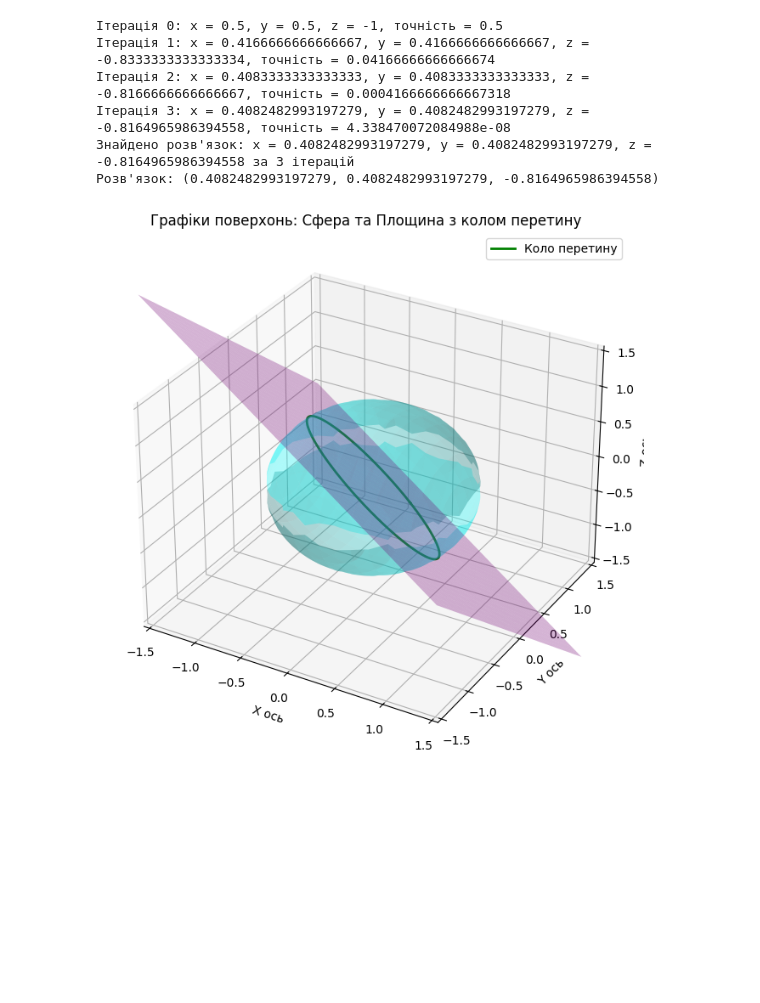
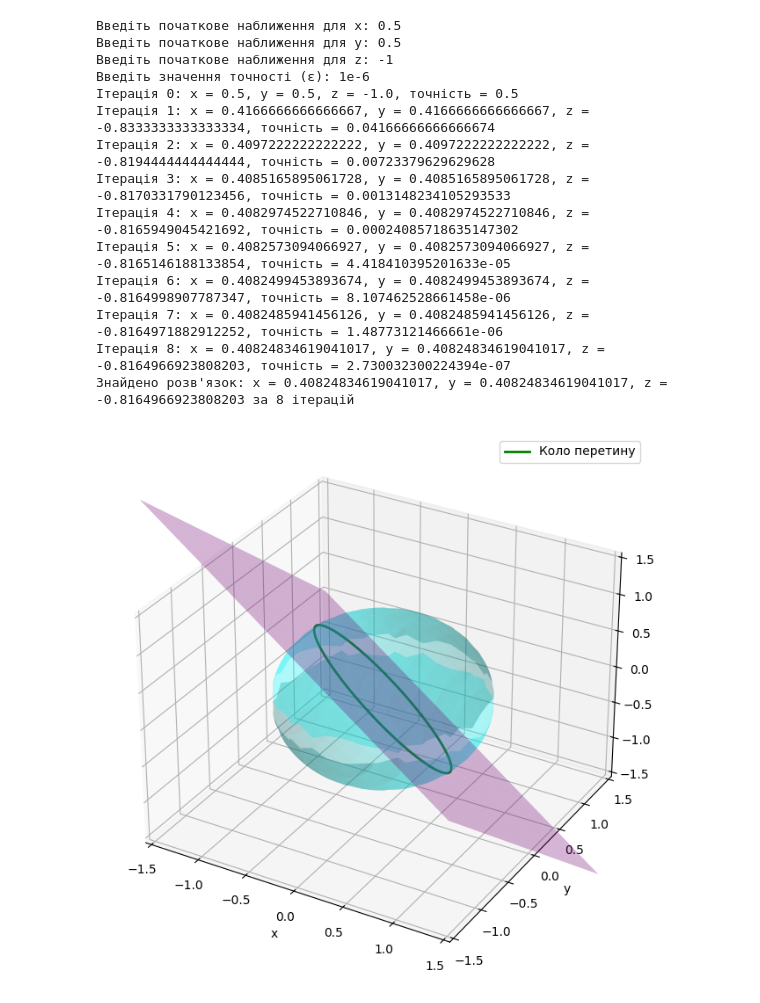
Before and after one commit to VikaBilyk/numeric_methods, a Jupyter notebook: lab3/lab3.ipynb, the cells around one changed output. Drawn from its saved outputs; the diff is of its cells as text; code cells hidden in the pictures; blank space fills up the shorter version.

```diff
--- a/lab3/lab3.ipynb
+++ b/lab3/lab3.ipynb
@@ -73,7 +73,18 @@ def pseudo_inverse(a):
 
 # Модифікований метод Ньютона
 def modified_newton_method_fixed_jacobian(x0, y0, z0, tol=1e-6, max_iter=100):
+    """
+    Реалізація модифікованого методу Ньютона з фіксованою Якобі-матрицею.
+    """
     x, y, z = x0, y0, z0
+
+    # Обчислення фіксованої Якобі-матриці на початку
+    J = jacobi(x, y, z)
+    try:
+        J_inv = pseudo_inverse(J)  # Псевдообернена матриця
+    except ValueError as e:
+        print(f"Помилка при обчисленні псевдооберненої матриці: {e}")
+        return None
 
     for iteration in range(max_iter):
         F_val = F(x, y, z)
@@ -84,20 +95,13 @@ def modified_newton_method_fixed_jacobian(x0, y0, z0, tol=1e-6, max_iter=100):
             print(f"Знайдено розв'язок: x = {x}, y = {y}, z = {z} за {iteration} ітерацій")
             return x, y, z
 
-        J = jacobi(x, y, z)
-        try:
-            J_inv = pseudo_inverse(J)
-        except ValueError as e:
-            print(f"Помилка при обчисленні псевдооберненої матриці: {e}")
-            return None
-
-        # Обчислення дельта: delta = -J_inv * F_val
-        # J_inv розміром 3x2, F_val розміром 2
+        # Обчислення поправки: delta = -J_inv * F_val
         delta = [
             -sum(J_inv[i][k] * F_val[k] for k in range(len(F_val)))
             for i in range(len(J_inv))
         ]
 
+        # Оновлення змінних
         x, y, z = x + delta[0], y + delta[1], z + delta[2]
 
     print("Розв'язок не знайдено за вказану кількість ітерацій.")
@@ -163,52 +167,58 @@ def plot_surfaces():
     z_sphere_negative[~valid_mask] = np.nan
 
     z_plane = -x - y
 
     fig = plt.figure(figsize=(10, 8))
     ax = fig.add_subplot(111, projection='3d')
 
     # Графік сфери
     ax.plot_surface(x, y, z_sphere_positive, color='cyan', alpha=0.3, rstride=10, cstride=10)
     ax.plot_surface(x, y, z_sphere_negative, color='cyan', alpha=0.3, rstride=10, cstride=10)
 
     # Графік площини
     ax.plot_surface(x, y, z_plane, color='magenta', alpha=0.3)
 
     # Коло перетину
     circle_x, circle_y, circle_z = get_circle_of_intersection()
     ax.plot(circle_x, circle_y, circle_z, color='green', linewidth=2, label="Коло перетину")
 
     # Налаштування діапазонів осей
     ax.set_xlim([-1.5, 1.5])
     ax.set_ylim([-1.5, 1.5])
     ax.set_zlim([-1.5, 1.5])
+    ax.set_xlabel("x")
+    ax.set_ylabel("y")
+    ax.set_zlabel("z")
 
-    # Налаштування графіка
-    ax.set_xlabel('X ось')
-    ax.set_ylabel('Y ось')
-    ax.set_zlabel('Z ось')
-    ax.set_title('Графіки поверхонь: Сфера та Площина з колом перетину')
     ax.legend()
-
     plt.show()
 
-# Початкове наближення
-x0, y0, z0 = 0.5, 0.5, -1
+# Ввід початкових значень від користувача
+try:
+    x0 = float(input("Введіть початкове наближення для x: "))
+    y0 = float(input("Введіть початкове наближення для y: "))
+    z0 = float(input("Введіть початкове наближення для z: "))
+    epsilon = float(input("Введіть значення точності (ε): "))
 
-solution = modified_newton_method_fixed_jacobian(x0, y0, z0)
+    solution = modified_newton_method_fixed_jacobian(x0, y0, z0, tol=epsilon)
 
-if solution:
-    print("Розв'язок:", solution)
-else:
-    print("Не вдалося знайти розв'язок.")
-
-# Побудова графіка з колом перетину
-plot_surfaces()
+    if solution:
+        plot_surfaces()
+except ValueError:
+    print("Введено некоректні значення.")
 # %% [output]
-Ітерація 0: x = 0.5, y = 0.5, z = -1, точність = 0.5
+Введіть початкове наближення для x: 0.5
+Введіть початкове наближення для y: 0.5
+Введіть початкове наближення для z: -1
+Введіть значення точності (ε): 1e-6
+Ітерація 0: x = 0.5, y = 0.5, z = -1.0, точність = 0.5
 Ітерація 1: x = 0.4166666666666667, y = 0.4166666666666667, z = -0.8333333333333334, точність = 0.04166666666666674
-Ітерація 2: x = 0.4083333333333333, y = 0.4083333333333333, z = -0.8166666666666667, точність = 0.0004166666666667318
-Ітерація 3: x = 0.4082482993197279, y = 0.4082482993197279, z = -0.8164965986394558, точність = 4.338470072084988e-08
-Знайдено розв'язок: x = 0.4082482993197279, y = 0.4082482993197279, z = -0.8164965986394558 за 3 ітерацій
-Розв'язок: (0.4082482993197279, 0.4082482993197279, -0.8164965986394558)
+Ітерація 2: x = 0.4097222222222222, y = 0.4097222222222222, z = -0.8194444444444444, точність = 0.00723379629629628
+Ітерація 3: x = 0.4085165895061728, y = 0.4085165895061728, z = -0.8170331790123456, точність = 0.0013148234105293533
+Ітерація 4: x = 0.4082974522710846, y = 0.4082974522710846, z = -0.8165949045421692, точність = 0.00024085718635147302
+Ітерація 5: x = 0.4082573094066927, y = 0.4082573094066927, z = -0.8165146188133854, точність = 4.418410395201633e-05
+Ітерація 6: x = 0.4082499453893674, y = 0.4082499453893674, z = -0.8164998907787347, точність = 8.107462528661458e-06
+Ітерація 7: x = 0.4082485941456126, y = 0.4082485941456126, z = -0.8164971882912252, точність = 1.48773121466661e-06
+Ітерація 8: x = 0.40824834619041017, y = 0.40824834619041017, z = -0.8164966923808203, точність = 2.730032300224394e-07
+Знайдено розв'язок: x = 0.40824834619041017, y = 0.40824834619041017, z = -0.8164966923808203 за 8 ітерацій
-[figure, old version]
+[figure, new version]
```
